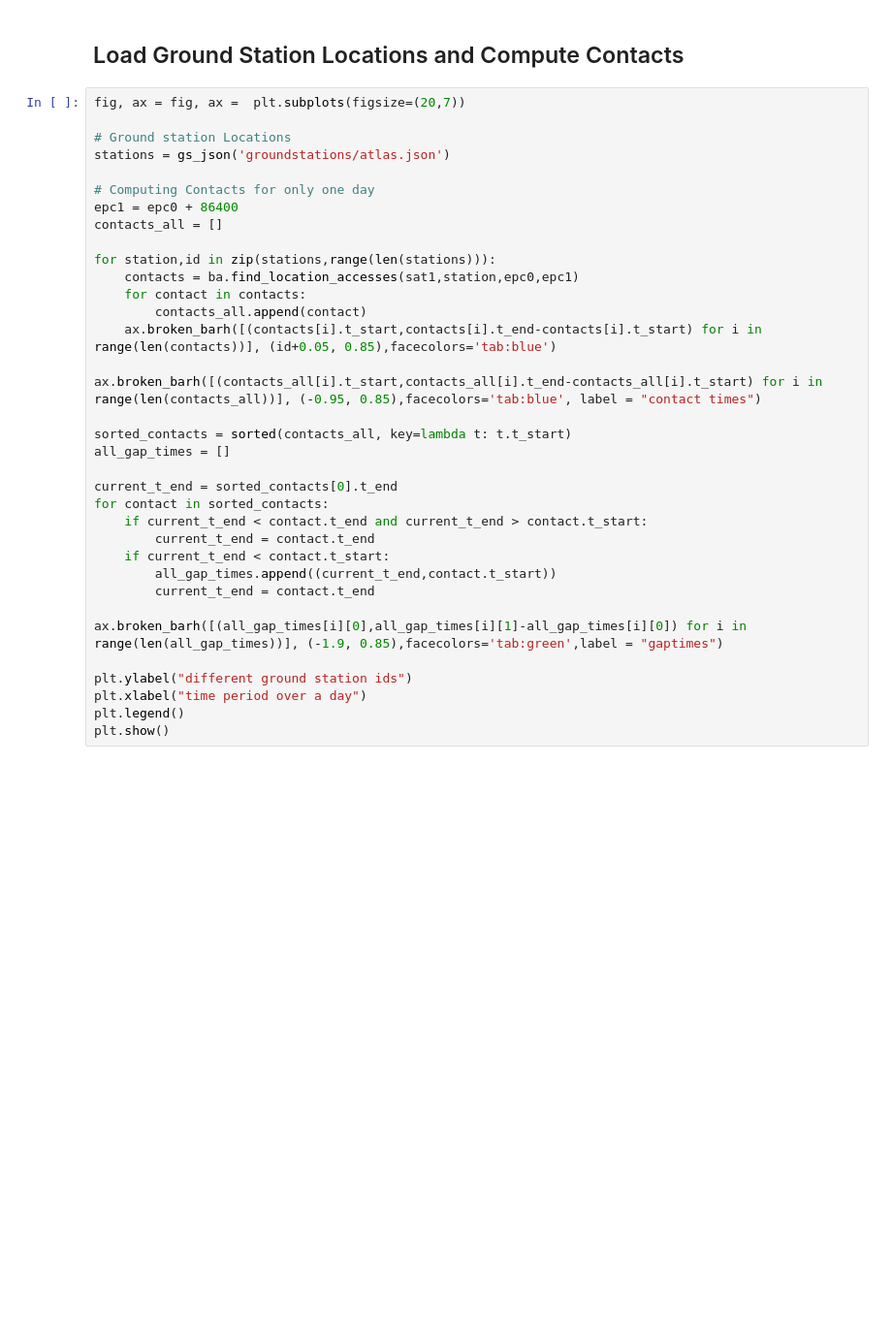
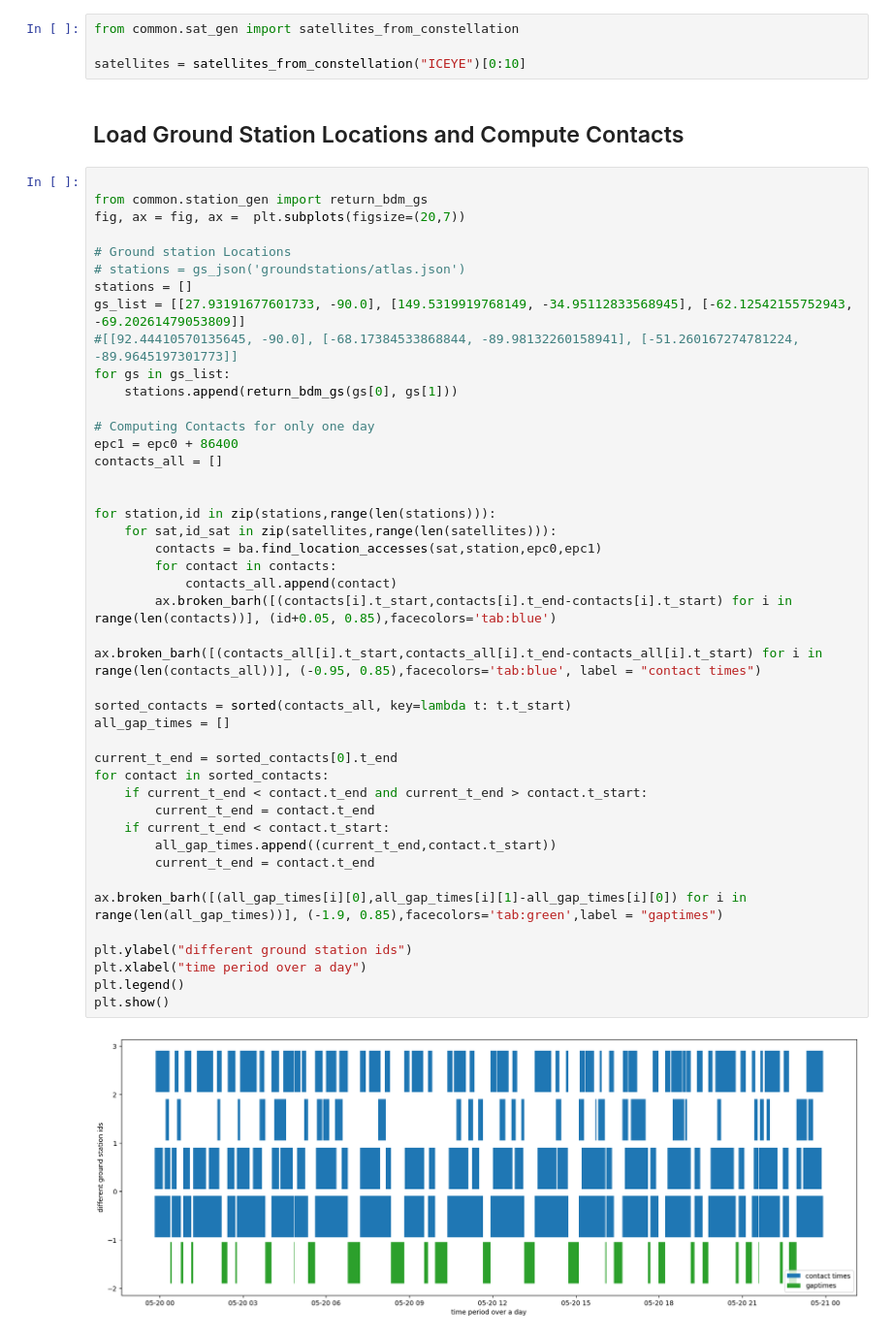
Before and after one commit to gkim65/loc-gsopt, a Jupyter notebook: src/examples/contact.ipynb, the cells around one changed output. Shown at 97% size. Cells and saved outputs as stored; diff of their text form; blank space fills up the shorter version.

```diff
--- a/src/examples/contact.ipynb
+++ b/src/examples/contact.ipynb
@@ -73,40 +73,55 @@ sat1 = bdm.Spacecraft(
 Our TLE looks like:
  1 99999U          24141.00000000  .00000000  00000-0  00000-0 0    00
  2 99999  53.0000  15.0000 0100000  30.0000  45.0000 15.05490874    07
+# %%
+from common.sat_gen import satellites_from_constellation
+
+satellites = satellites_from_constellation("ICEYE")[0:10]
 # %% [markdown]
 ## Load Ground Station Locations and Compute Contacts
 # %%
+
+from common.station_gen import return_bdm_gs
 fig, ax = fig, ax =  plt.subplots(figsize=(20,7))
 
 # Ground station Locations
-stations = gs_json('groundstations/atlas.json')
+# stations = gs_json('groundstations/atlas.json')
+stations = []
+gs_list = [[27.93191677601733, -90.0], [149.5319919768149, -34.95112833568945], [-62.12542155752943, -69.20261479053809]]
+#[[92.44410570135645, -90.0], [-68.17384533868844, -89.98132260158941], [-51.260167274781224, -89.9645197301773]]
+for gs in gs_list:
+    stations.append(return_bdm_gs(gs[0], gs[1]))
 
 # Computing Contacts for only one day
 epc1 = epc0 + 86400
 contacts_all = []
 
+
 for station,id in zip(stations,range(len(stations))):
-    contacts = ba.find_location_accesses(sat1,station,epc0,epc1)
-    for contact in contacts:
-        contacts_all.append(contact)
-    ax.broken_barh([(contacts[i].t_start,contacts[i].t_end-contacts[i].t_start) for i in range(len(contacts))], (id+0.05, 0.85),facecolors='tab:blue')
+    for sat,id_sat in zip(satellites,range(len(satellites))):
+        contacts = ba.find_location_accesses(sat,station,epc0,epc1)
+        for contact in contacts:
+            contacts_all.append(contact)
+        ax.broken_barh([(contacts[i].t_start,contacts[i].t_end-contacts[i].t_start) for i in range(len(contacts))], (id+0.05, 0.85),facecolors='tab:blue')
 
 ax.broken_barh([(contacts_all[i].t_start,contacts_all[i].t_end-contacts_all[i].t_start) for i in range(len(contacts_all))], (-0.95, 0.85),facecolors='tab:blue', label = "contact times")
 
 sorted_contacts = sorted(contacts_all, key=lambda t: t.t_start)
 all_gap_times = []
 
 current_t_end = sorted_contacts[0].t_end
 for contact in sorted_contacts:
     if current_t_end < contact.t_end and current_t_end > contact.t_start:
         current_t_end = contact.t_end
     if current_t_end < contact.t_start:
         all_gap_times.append((current_t_end,contact.t_start))
         current_t_end = contact.t_end
 
 ax.broken_barh([(all_gap_times[i][0],all_gap_times[i][1]-all_gap_times[i][0]) for i in range(len(all_gap_times))], (-1.9, 0.85),facecolors='tab:green',label = "gaptimes")
 
 plt.ylabel("different ground station ids")
 plt.xlabel("time period over a day")
 plt.legend()
 plt.show()
+# %% [output]
+[figure, added]
```
Also changed, not shown: parts of 2 cells of this notebook, 13 other files.
